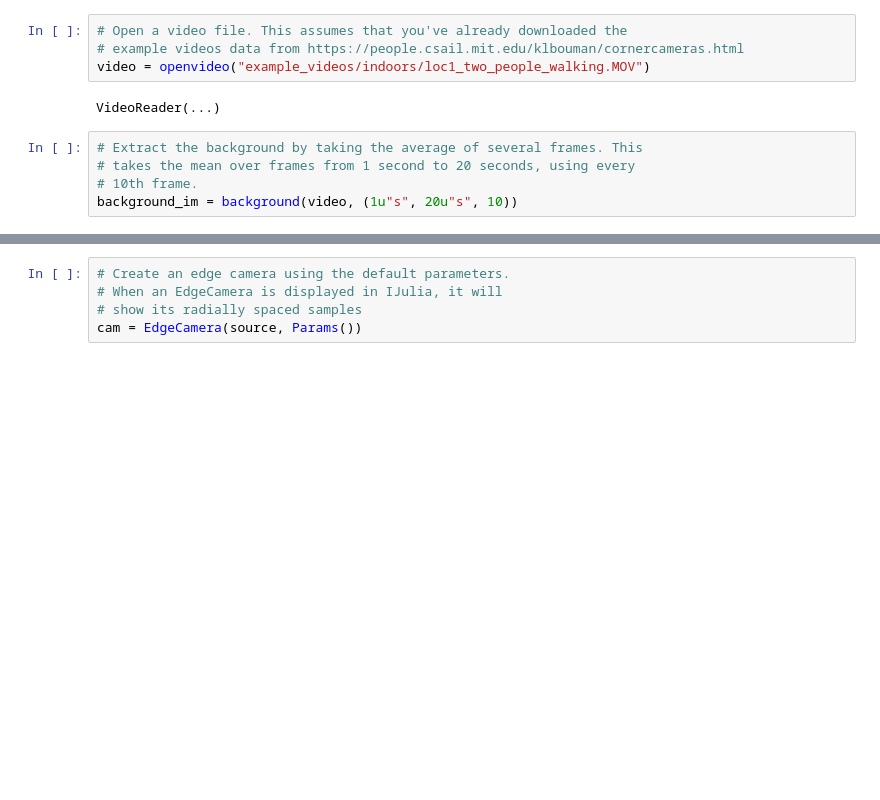
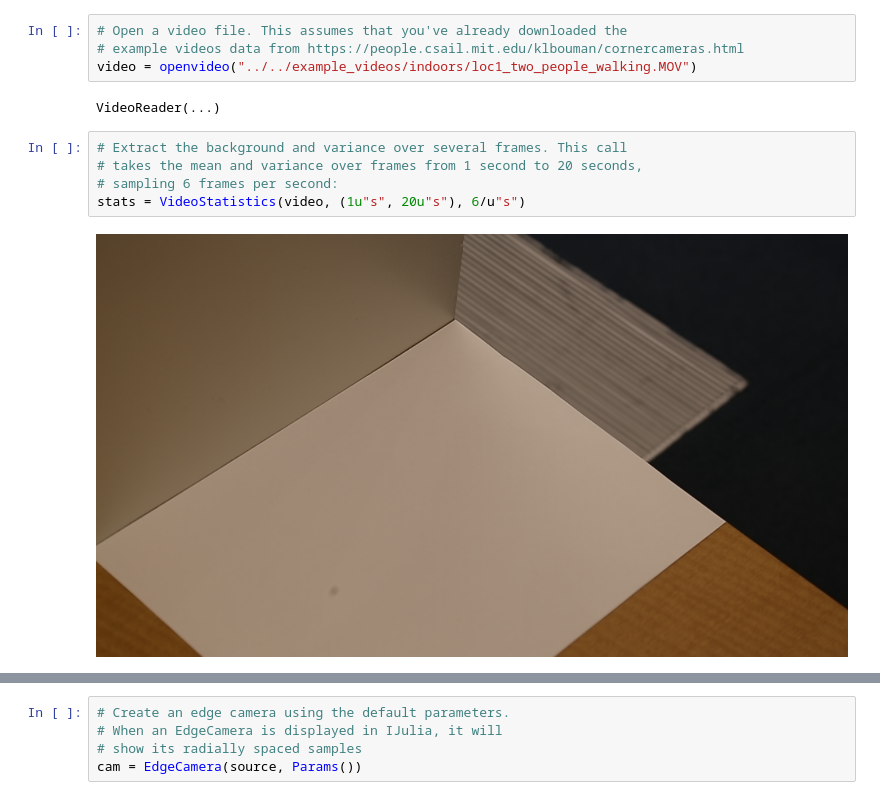
Before and after one commit to rdeits/EdgeCameras.jl, a Jupyter notebook: notebooks/demo.ipynb, the cells around one changed output, grey strips where cells are left out. Cells and saved outputs as stored; diff of their text form; blank space fills up the shorter version.

```diff
--- a/notebooks/demo.ipynb
+++ b/notebooks/demo.ipynb
@@ -26,14 +26,16 @@ using AxisArrays
 # %%
 # Open a video file. This assumes that you've already downloaded the
 # example videos data from https://people.csail.mit.edu/klbouman/cornercameras.html
-video = openvideo("example_videos/indoors/loc1_two_people_walking.MOV")
+video = openvideo("../../example_videos/indoors/loc1_two_people_walking.MOV")
 # %% [output]
 VideoReader(...)
 # %%
-# Extract the background by taking the average of several frames. This
-# takes the mean over frames from 1 second to 20 seconds, using every
-# 10th frame.
-background_im = background(video, (1u"s", 20u"s", 10))
+# Extract the background and variance over several frames. This call
+# takes the mean and variance over frames from 1 second to 20 seconds,
+# sampling 6 frames per second:
+stats = VideoStatistics(video, (1u"s", 20u"s"), 6/u"s")
+# %% [output]
+[figure, added]
 # %%
 # Specify the corners of a square region around the edge of the wall you're
 # using as a camera. These are pixel coordinates, with the first point (black)
```
Also changed, not shown: parts of 3 cells of this notebook.
